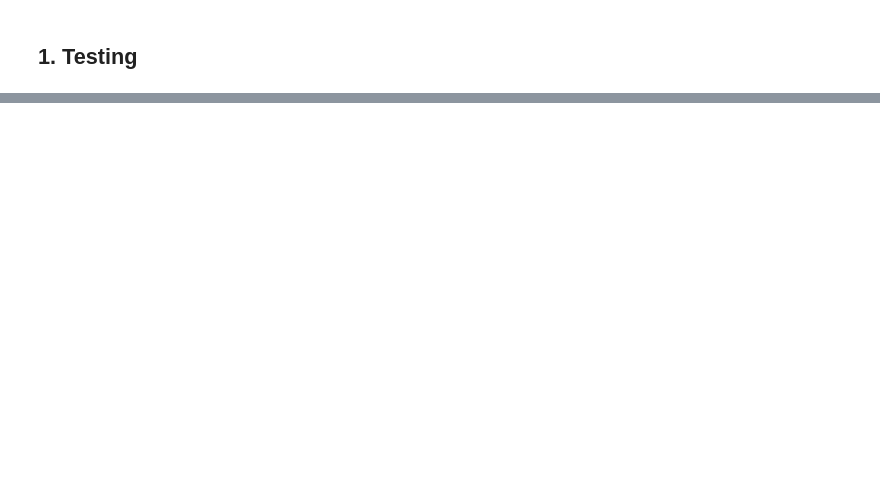
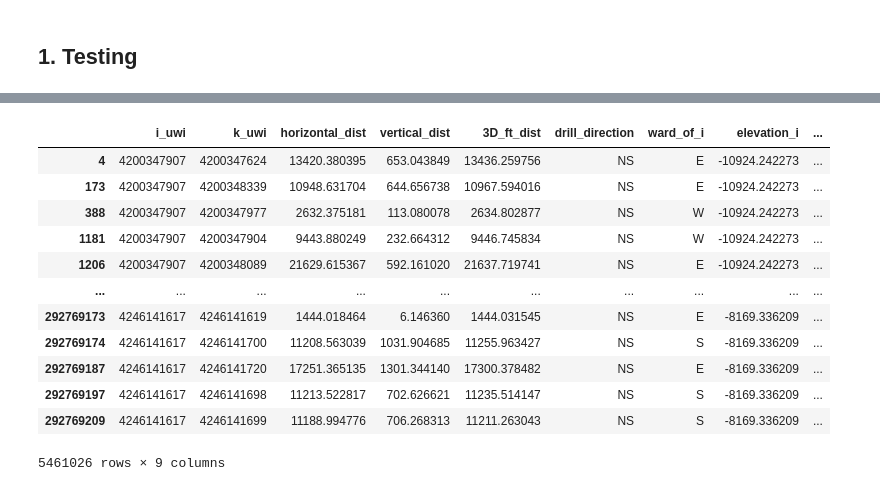
Before and after one commit to apoorvasaxena03/Parent_Child_Spacing, a Jupyter notebook: src/components/spacing_calc.ipynb, the cells around one changed output, grey strips where cells are left out. Drawn from its saved outputs; the diff is of its cells as text; code cells hidden in the pictures; blank space fills up the shorter version.

```diff
--- a/src/components/spacing_calc.ipynb
+++ b/src/components/spacing_calc.ipynb
@@ -678,0 +691,16 @@ ik_pair_all_MB
+# %%
+ik_pair_all_MB[ik_pair_all_MB['horizontal_dist']<=26400]
+# %% [output]
+|  | i_uwi | k_uwi | horizontal_dist | vertical_dist | 3D_ft_dist | drill_direction | ward_of_i | elevation_i | ... |
+| 4 | 4200347907 | 4200347624 | 13420.380395 | 653.043849 | 13436.259756 | NS | E | -10924.242273 | ... |
+| 173 | 4200347907 | 4200348339 | 10948.631704 | 644.656738 | 10967.594016 | NS | E | -10924.242273 | ... |
+| 388 | 4200347907 | 4200347977 | 2632.375181 | 113.080078 | 2634.802877 | NS | W | -10924.242273 | ... |
+| 1181 | 4200347907 | 4200347904 | 9443.880249 | 232.664312 | 9446.745834 | NS | W | -10924.242273 | ... |
+| 1206 | 4200347907 | 4200348089 | 21629.615367 | 592.161020 | 21637.719741 | NS | E | -10924.242273 | ... |
+| ... | ... | ... | ... | ... | ... | ... | ... | ... | ... |
+| 292769173 | 4246141617 | 4246141619 | 1444.018464 | 6.146360 | 1444.031545 | NS | E | -8169.336209 | ... |
+| 292769174 | 4246141617 | 4246141700 | 11208.563039 | 1031.904685 | 11255.963427 | NS | S | -8169.336209 | ... |
+| 292769187 | 4246141617 | 4246141720 | 17251.365135 | 1301.344140 | 17300.378482 | NS | E | -8169.336209 | ... |
+| 292769197 | 4246141617 | 4246141698 | 11213.522817 | 702.626621 | 11235.514147 | NS | S | -8169.336209 | ... |
+| 292769209 | 4246141617 | 4246141699 | 11188.994776 | 706.268313 | 11211.263043 | NS | S | -8169.336209 | ... |
+5461026 rows × 9 columns
```
Also changed, not shown: parts of 12 cells of this notebook.
